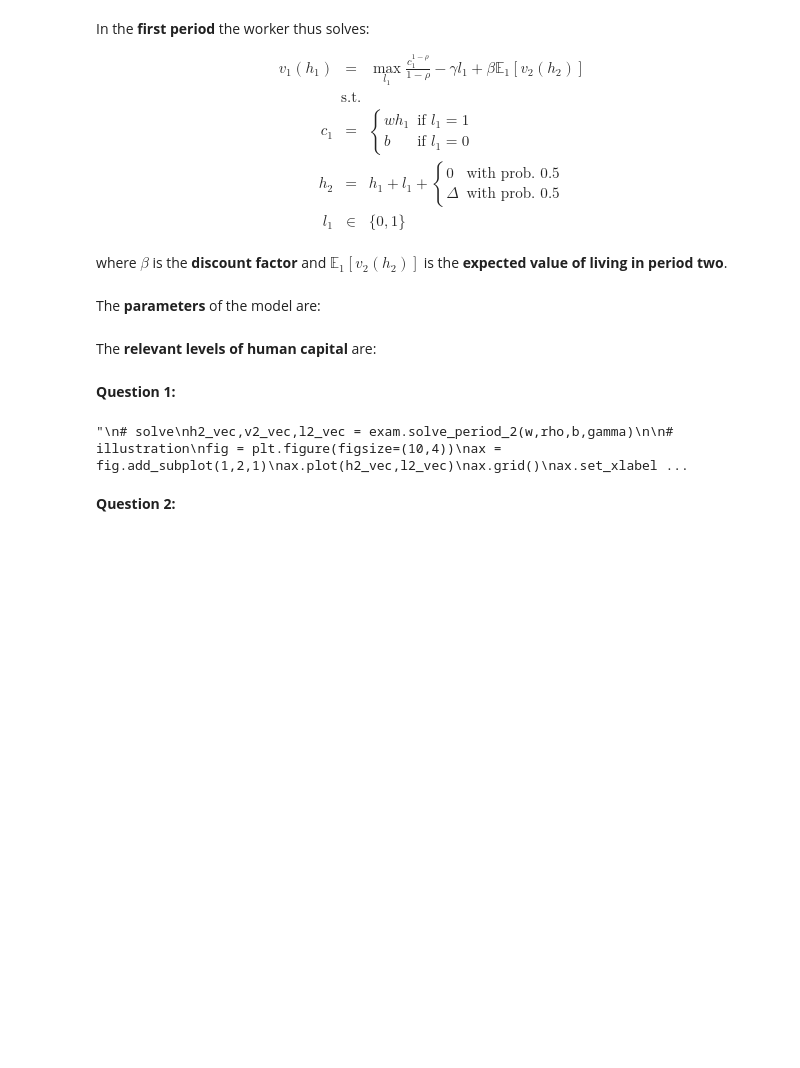
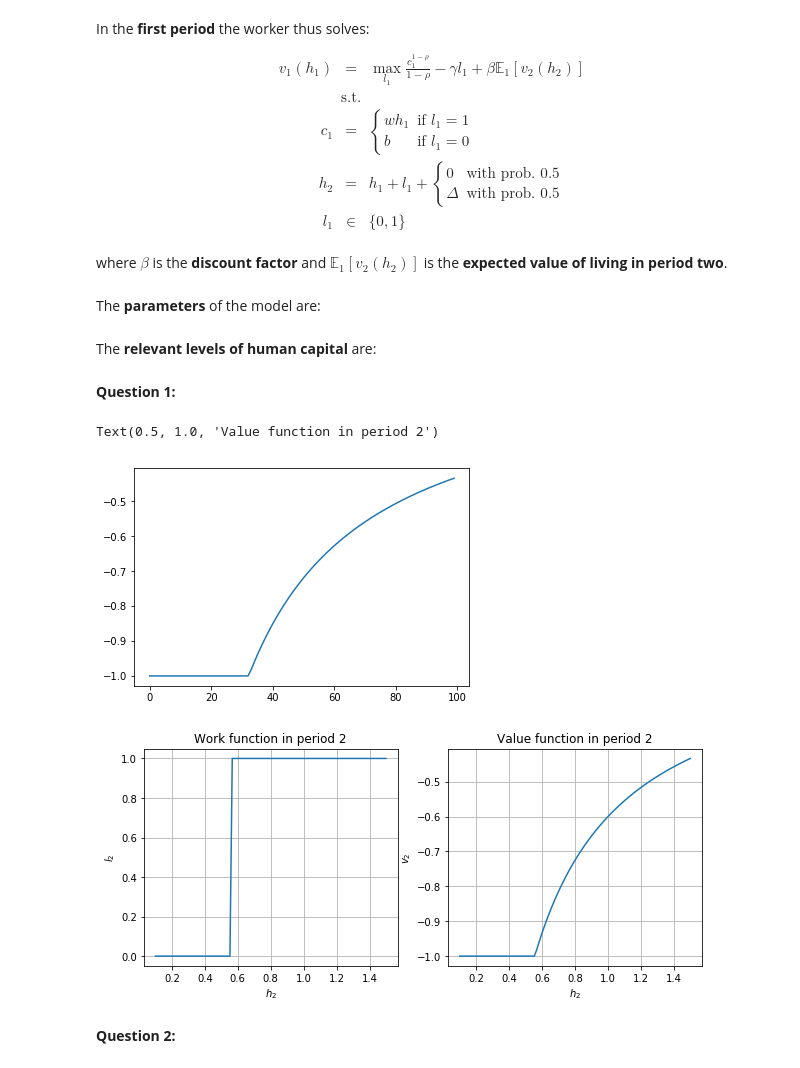
Before and after one commit to KristinaMariaSoerensen/projects-2019-chx, a Jupyter notebook: examproject/exam_2019.ipynb, the cells around one changed output. Cells and saved outputs as stored; diff of their text form; code cells hidden in the pictures; blank space fills up the shorter version.

```diff
--- a/examproject/exam_2019.ipynb
+++ b/examproject/exam_2019.ipynb
@@ -105,29 +105,35 @@ h_vec = np.linspace(0.1,1.5,100)
 # %% [markdown]
 **Question 1:**
 # %%
-"""
 # solve
-h2_vec,v2_vec,l2_vec = exam.solve_period_2(w,rho,b,gamma)
+h2_vec = np.linspace(0.1,1.5,100)
+
+p2_vectors = exam.solve_period_2(w,rho,b,gamma)
+
+v2_vec = p2_vectors[0]
+l2_vec = p2_vectors[1]
+
+plt.plot(v2_vec)
 
 # illustration
 fig = plt.figure(figsize=(10,4))
 ax = fig.add_subplot(1,2,1)
 ax.plot(h2_vec,l2_vec)
 ax.grid()
 ax.set_xlabel('$h_2$')
 ax.set_ylabel('$l_2$')
 ax.set_title('Work function in period 2')
 
 ax = fig.add_subplot(1,2,2)
 ax.plot(h2_vec,v2_vec)
 ax.grid()
 ax.set_xlabel('$h_2$')
 ax.set_ylabel('$v_2$')
-ax.set_title('value function in period 2')
-ax.set_ylim([-99,-101]);
-"""
+ax.set_title('Value function in period 2')
 # %% [output]
-"\n# solve\nh2_vec,v2_vec,l2_vec = exam.solve_period_2(w,rho,b,gamma)\n\n# illustration\nfig = plt.figure(figsize=(10,4))\nax = fig.add_subplot(1,2,1)\nax.plot(h2_vec,l2_vec)\nax.grid()\nax.set_xlabel ...
+Text(0.5, 1.0, 'Value function in period 2')
+[figure, added]
+[figure, added]
 # %% [markdown]
 **Question 2:**
 # %%
```
Also changed, not shown: parts of 8 cells of this notebook, 1 other file.
